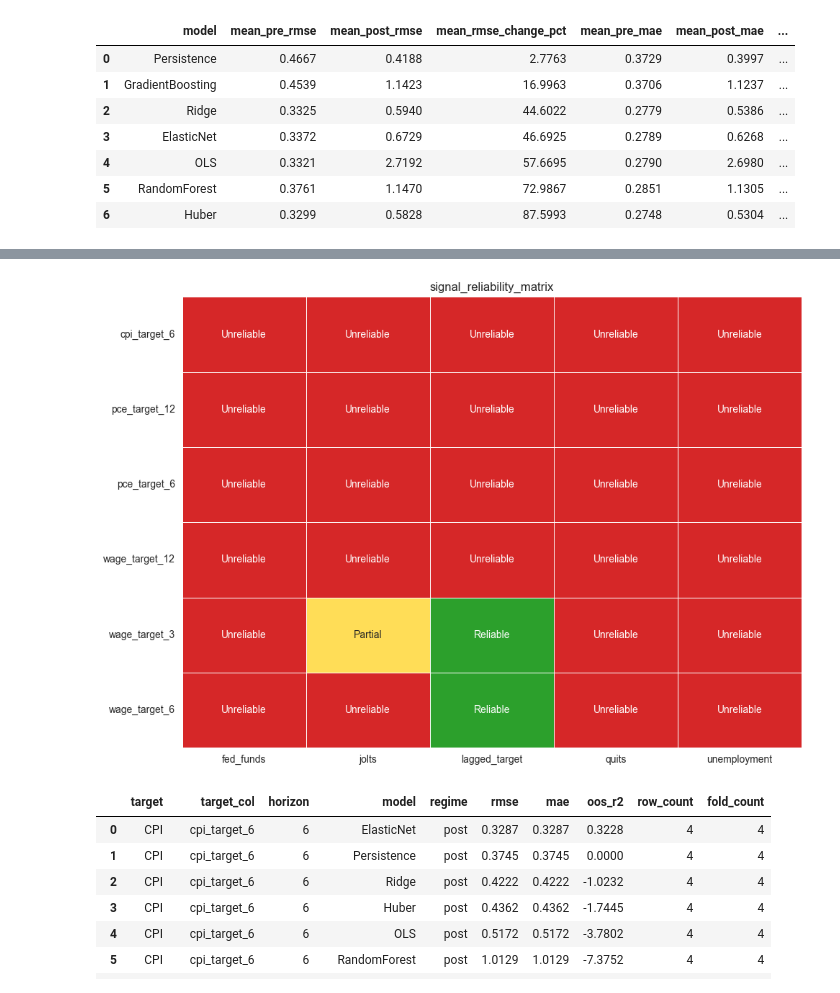
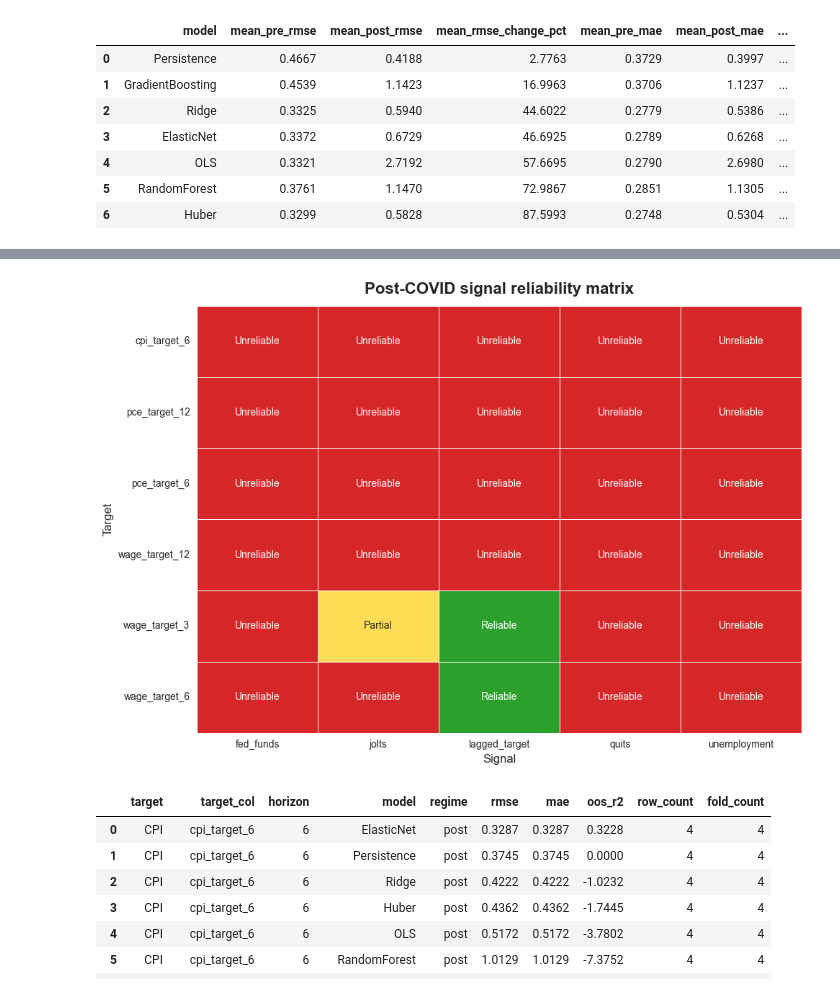
Before and after one commit to sumaitate/ML_LaborTightnessRegimeShift, a Jupyter notebook: notebooks/06_result_and_analysis.ipynb, the cells around one changed output, grey strips where cells are left out. Saved outputs shown, nothing was run; the diff lists cells and outputs as text; code cells hidden in the pictures.

```diff
--- a/notebooks/06_result_and_analysis.ipynb
+++ b/notebooks/06_result_and_analysis.ipynb
@@ -1719,27 +1774,28 @@ plt.show()
 # %%
 fig, ax = plt.subplots(figsize=(10, 7))
 
-if not reliability_matrix.empty:
-    sns.heatmap(
-        reliability_matrix,
-        annot=reliability_text,
-        fmt="",
-        cmap=ListedColormap(["#d62728", "#ffdd57", "#2ca02c"]),
-        cbar=False,
-        linewidths=0.5,
-        linecolor="white",
-        ax=ax,
-    )
+sns.heatmap(
+    reliability_matrix,
+    annot=reliability_text,
+    fmt="",
+    cmap=ListedColormap(["#d62728", "#ffdd57", "#2ca02c"]),
+    cbar=False,
+    linewidths=0.5,
+    linecolor="white",
+    ax=ax,
+)
 
-ax.set_title("signal_reliability_matrix")
-ax.set_xlabel("")
-ax.set_ylabel("")
+ax.set_title("Post-COVID signal reliability matrix", fontsize=16, pad=12, weight="bold")
+ax.set_xlabel("Signal", fontsize=12)
+ax.set_ylabel("Target", fontsize=12)
+ax.tick_params(axis="x", rotation=0)
+ax.tick_params(axis="y", rotation=0)
 
 fig.tight_layout()
 fig.savefig(fig_root / "results_and_audit_reliability_matrix.png", dpi=save_dpi, bbox_inches="tight")
 plt.show()
 # %% [output]
-[figure, old version]
+[figure, new version]
 # %%
 metric_data.to_csv(report_root / "results_and_audit_metrics.csv", index=False)
 pre_best.to_csv(report_root / "results_and_audit_pre_best.csv", index=False)
```
Also changed, not shown: parts of 4 cells of this notebook, 14 other files.
